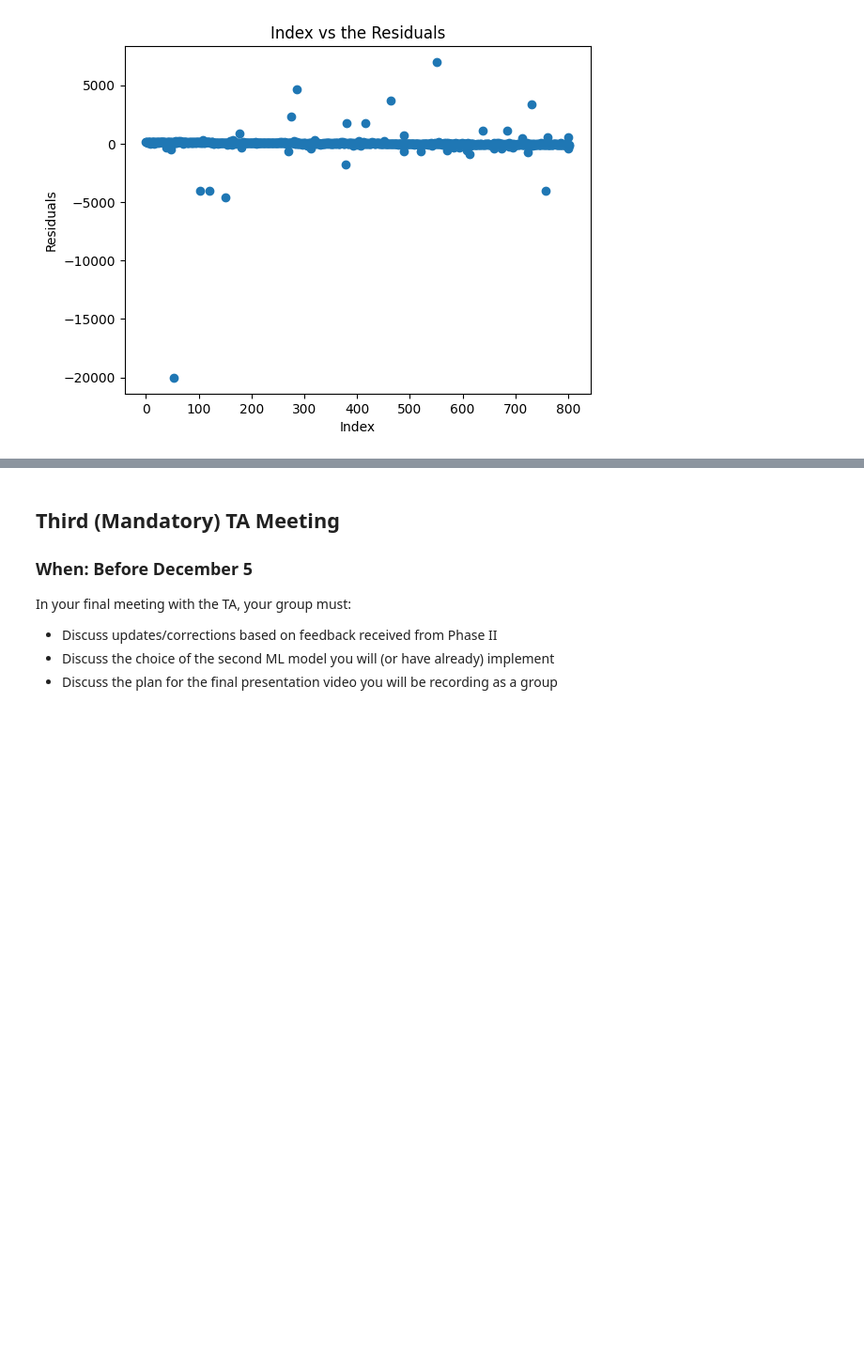
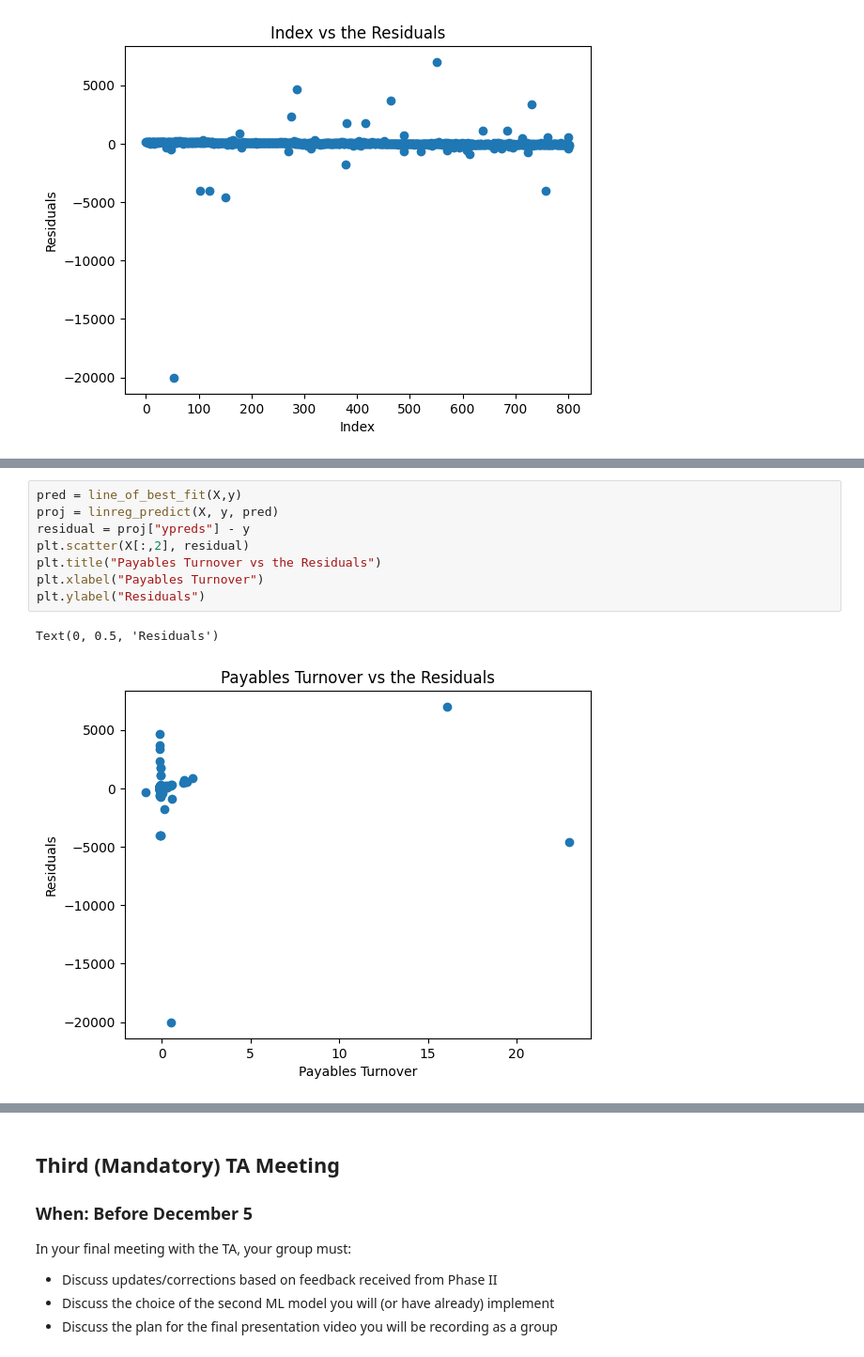
Before and after one commit to broken111/DS3000Project, a Jupyter notebook: ProjectGuidelines_Phase3.ipynb, the cells around one changed output, grey strips where cells are left out. Shown at 94% size. Drawn from its saved outputs; the diff is of its cells as text; blank space fills up the shorter version.

```diff
--- a/ProjectGuidelines_Phase3.ipynb
+++ b/ProjectGuidelines_Phase3.ipynb
@@ -369,3 +382,14 @@ Text(0, 0.5, 'Residuals')
+# %%
+pred = line_of_best_fit(X,y)
+proj = linreg_predict(X, y, pred)
+residual = proj["ypreds"] - y
+plt.scatter(X[:,2], residual)
+plt.title("Payables Turnover vs the Residuals")
+plt.xlabel("Payables Turnover")
+plt.ylabel("Residuals")
+# %% [output]
+Text(0, 0.5, 'Residuals')
+[figure, added]
 # %% [markdown]
 When we originally started creating our model for this, we decided to use multiple regression as there are a lot of features that affect the price of a stock. However, when we did this with the features recievables turnover and payables turnover, the MSE was very high suggesting that and the r2 was in the negatives suggesting that it was not a good fit. Using our business knowledge, we then concluded that the book value of the company and in relation its stock should be a much higher predicter on the revenue of the stock as the book value takes into consideration every other value. When we did this the MSE was significantly lower and the r2 was also higher (this Machine Learning model is present above).
 
```
Also changed, not shown: parts of 4 cells of this notebook.
